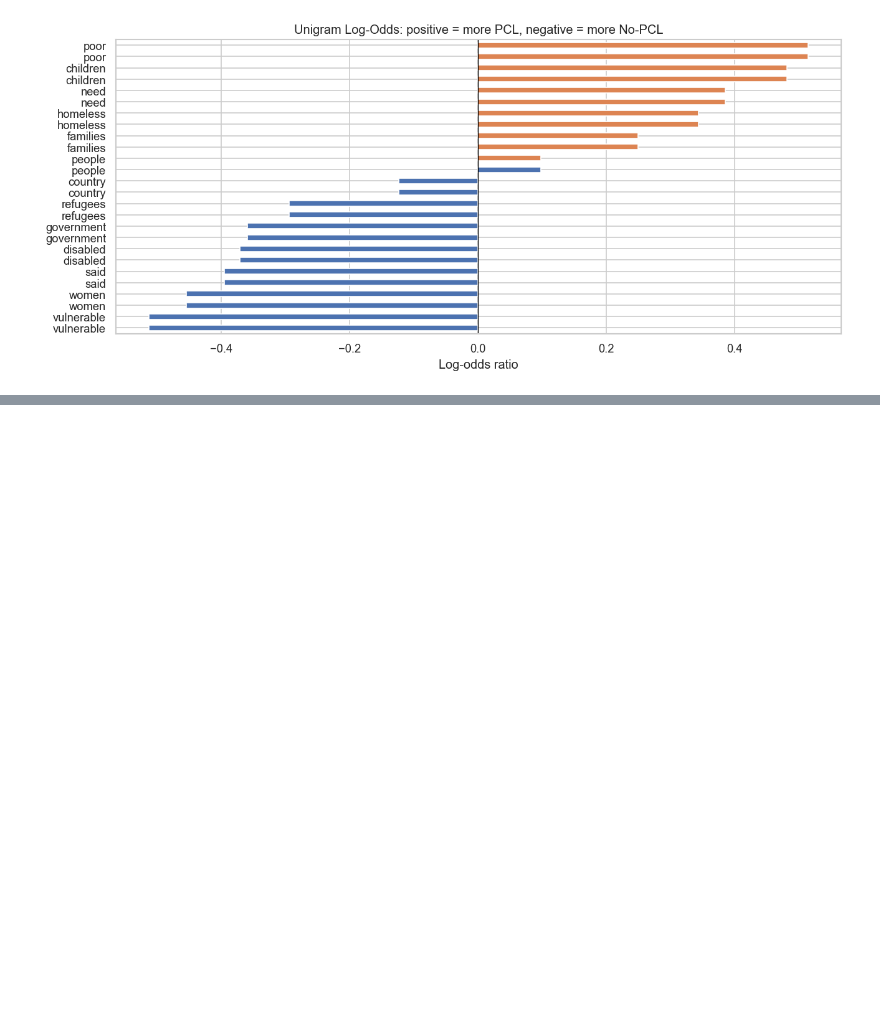
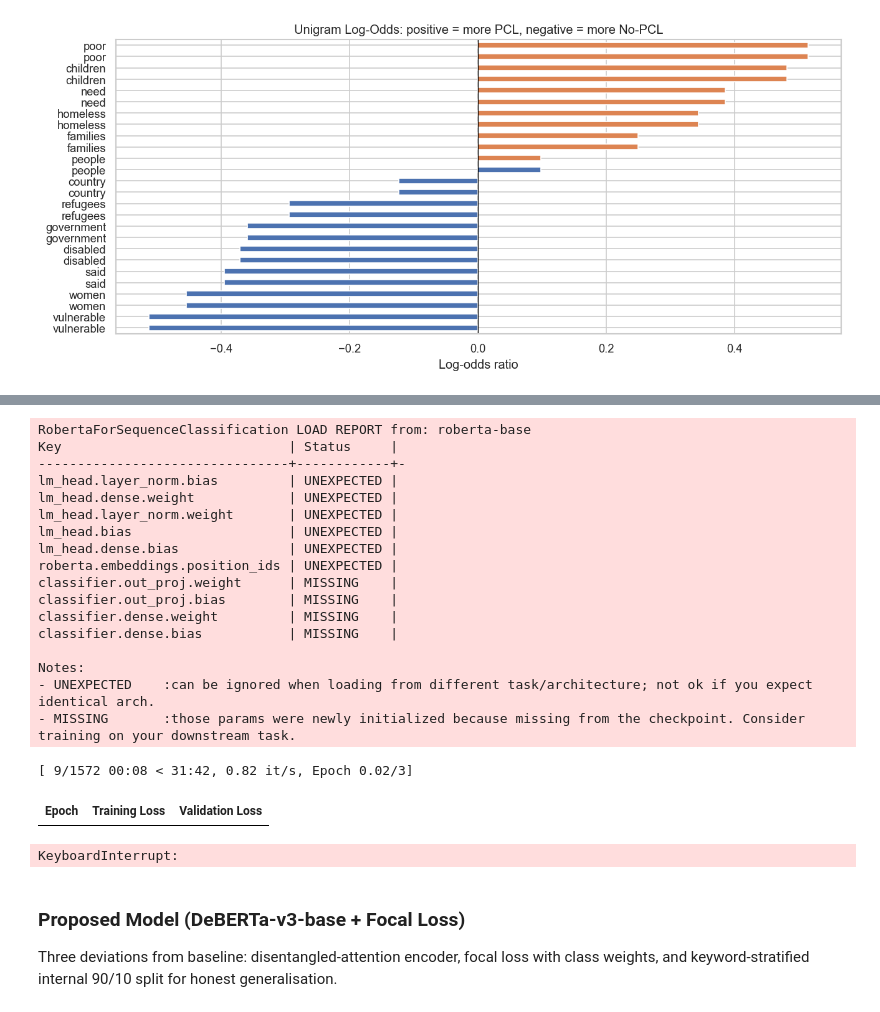
Before and after one commit to hardiv/pcl-detector, a Jupyter notebook: main.ipynb, the cells around one changed output, grey strips where cells are left out. Cells and saved outputs as stored; diff of their text form; code cells hidden in the pictures; blank space fills up the shorter version.

Commit message:
chore: section 3 code and report write-up

```diff
--- a/main.ipynb
+++ b/main.ipynb
@@ -414,0 +459,11 @@ plt.show()
+# %%
+# Tokenise for RoBERTa-base
+base_tok = AutoTokenizer.from_pretrained("roberta-base")
+train_texts  = df_train["text"].fillna("").tolist()
+test_texts   = df_test["text"].fillna("").tolist()
+train_labels = df_train["pcl"].tolist()
+test_labels  = df_test["pcl"].tolist()
+
+base_train_ds = PCLDataset(tokenize(train_texts, base_tok), train_labels)
+base_test_ds  = PCLDataset(tokenize(test_texts,  base_tok), test_labels)
+print("Tokenisation done:", len(base_train_ds), "train /", len(base_test_ds), "dev")
@@ -414,0 +473,49 @@ plt.show()
+# %%
+base_model = AutoModelForSequenceClassification.from_pretrained("roberta-base", num_labels=2)
+
+base_trainer = Trainer(
+    model=base_model,
+    args=TrainingArguments(
+        output_dir="outputs/baseline",
+        num_train_epochs=3,
+        per_device_train_batch_size=16,
+        per_device_eval_batch_size=32,
+        learning_rate=2e-5,
+        eval_strategy="epoch",
+        save_strategy="no",
+        logging_steps=50,
+        report_to="none",
+        seed=42,
+    ),
+    train_dataset=base_train_ds,
+    eval_dataset=base_test_ds,
+    compute_metrics=compute_metrics,
+)
+
+base_trainer.train()
+base_results = base_trainer.evaluate()
+print(f"\nBaseline (RoBERTa-base)  |  Dev F1 (PCL): {base_results['eval_f1_pcl']:.4f}")
+# %% [output]
+RobertaForSequenceClassification LOAD REPORT from: roberta-base
+Key                             | Status     |
+--------------------------------+------------+-
+lm_head.layer_norm.bias         | UNEXPECTED |
+lm_head.dense.weight            | UNEXPECTED |
+lm_head.layer_norm.weight       | UNEXPECTED |
+lm_head.bias                    | UNEXPECTED |
+lm_head.dense.bias              | UNEXPECTED |
+roberta.embeddings.position_ids | UNEXPECTED |
+classifier.out_proj.weight      | MISSING    |
+classifier.out_proj.bias        | MISSING    |
+classifier.dense.weight         | MISSING    |
+classifier.dense.bias           | MISSING    |
+
+Notes:
+- UNEXPECTED    :can be ignored when loading from different task/architecture; not ok if you expect identical arch.
+- MISSING       :those params were newly initialized because missing from the checkpoint. Consider training on your downstream task.
+[ 9/1572 00:08 < 31:42, 0.82 it/s, Epoch 0.02/3]
+| Epoch | Training Loss | Validation Loss |
+KeyboardInterrupt:
+# %% [markdown]
+### Proposed Model (DeBERTa-v3-base + Focal Loss)
+Three deviations from baseline: disentangled-attention encoder, focal loss with class weights, and keyword-stratified internal 90/10 split for honest generalisation.
```
Also changed, not shown: parts of 7 cells of this notebook, 11 other files.
